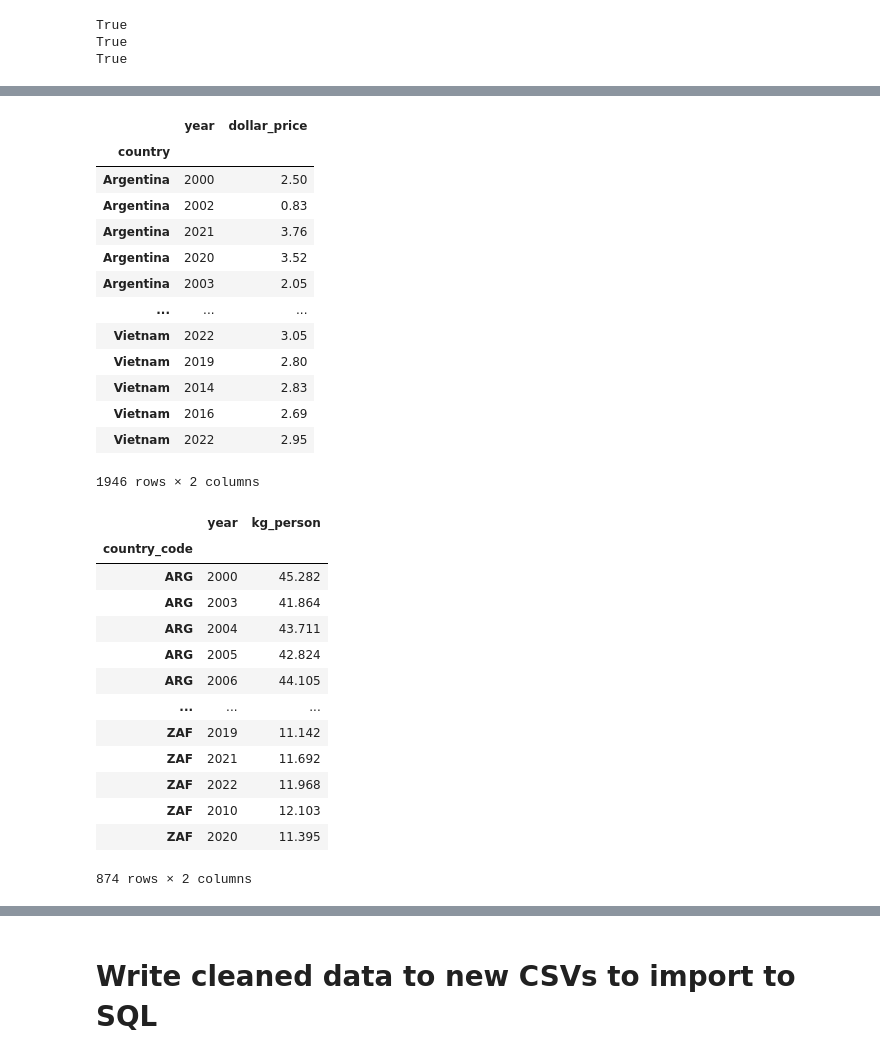
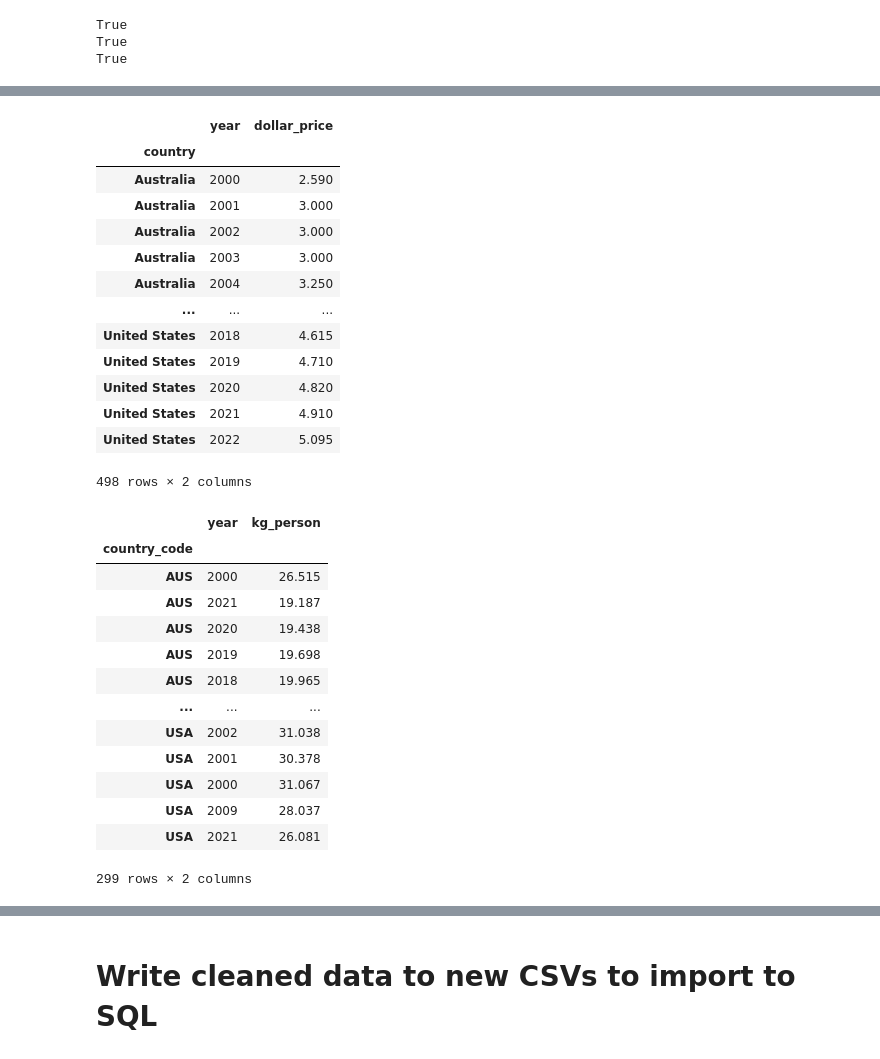
Before and after one commit to LindseyWol/Project2, a Jupyter notebook: cleanup.ipynb, the cells around one changed output, grey strips where cells are left out. Cells and saved outputs as stored; diff of their text form; code cells hidden in the pictures.

```diff
--- a/cleanup.ipynb
+++ b/cleanup.ipynb
@@ -60,9 +71,8 @@ AvgIncome_df.head()
 # %% [markdown]
 # Create/cleanup tables for database
 # %%
-#List of countries/codes from MinWage
-country_codes = MinWage_df[['Country','COUNTRY']].drop_duplicates()
-country_codes = country_codes.sort_values(['Country'])
+#List of countries and codes from MinWage
+country_codes = MinWage_df[['Country','COUNTRY']].drop_duplicates().sort_values(['Country']).reset_index(drop=True)
 country_codes
 # %% [output]
 |  | Country | COUNTRY |
@@ -85,7 +95,6 @@ country_codes
 # %%
 #List of countries with currency codes from BigMac
-currency_codes = BigMac_df[['name', 'currency_code']].drop_duplicates()
-currency_codes = currency_codes.sort_values(['name'])
+currency_codes = BigMac_df[['name', 'currency_code']].drop_duplicates().sort_values(['name']).reset_index(drop=True)
 currency_codes
 # %% [output]
 |  | name | currency_code |
@@ -115,8 +124,8 @@ True
 country_codes = country_codes.replace(['Korea', 'Türkiye', 'Russian Federation'], ['South Korea', 'Turkey', 'Russia'])
 # %%
-#Create countries table from MinWage_df with country, country code, and currency code
+#Create countries df with country, country code, and currency code
 countries_df = pd.merge(country_codes, currency_codes, left_on='Country', right_on='name')
-countries_df = countries_df.rename(columns={'COUNTRY': 'country_code'}).drop(columns=['name']).set_index(['Country']).sort_index()
+countries_df = countries_df.rename(columns={'COUNTRY': 'country_code', 'Country': 'country'}).drop(columns=['name']).set_index(['country']).sort_index()
 countries_df
 # %% [output]
 |  | country_code | currency_code |
@@ -168,45 +203,51 @@ CurrencyEx_df
 #rename 'name' to 'country' and 'date' to 'year'
 BigMac_df = BigMac_df.rename(columns={"name": "country", "date": "year"})
 BigMac_df = BigMac_df[['country', 'year', 'dollar_price']]
-#preview cleaned up df
+
+#only include countries in countries_df
+BigMac_df = pd.merge(BigMac_df, countries_df, on='country').drop(columns=['country_code', 'currency_code']).drop_duplicates()
+BigMac_df = BigMac_df.groupby(['country', 'year']).mean().reset_index()
+
+#sort and preview cleaned up df
 BigMac_df = BigMac_df.set_index(['country']).sort_index()
 BigMac_df
 # %% [output]
 |  | year | dollar_price |
 | country |  |  |
-| Argentina | 2000 | 2.50 |
-| Argentina | 2002 | 0.83 |
-| Argentina | 2021 | 3.76 |
-| Argentina | 2020 | 3.52 |
-| Argentina | 2003 | 2.05 |
+| Australia | 2000 | 2.590 |
+| Australia | 2001 | 3.000 |
+| Australia | 2002 | 3.000 |
+| Australia | 2003 | 3.000 |
+| Australia | 2004 | 3.250 |
 | ... | ... | ... |
-| Vietnam | 2022 | 3.05 |
-| Vietnam | 2019 | 2.80 |
-| Vietnam | 2014 | 2.83 |
-| Vietnam | 2016 | 2.69 |
-| Vietnam | 2022 | 2.95 |
+| United States | 2018 | 4.615 |
+| United States | 2019 | 4.710 |
+| United States | 2020 | 4.820 |
+| United States | 2021 | 4.910 |
+| United States | 2022 | 5.095 |
-1946 rows × 2 columns
+498 rows × 2 columns
 # %%
 #MeatConsumption_df cleanup
 #Rename 'location' to 'country code' and 'time' to 'year'
 MeatConsumption_df = MeatConsumption_df.rename(columns={"LOCATION": "country_code", "TIME": "year", "Value": "kg_person"})
 #Drop Indicator, Subject, Measure, Frequency, Flag Codes
 MeatConsumption_df = MeatConsumption_df.drop(columns=['INDICATOR', 'SUBJECT', 'MEASURE', 'FREQUENCY', 'Flag Codes'])
+MeatConsumption_df = pd.merge(MeatConsumption_df, countries_df, on='country_code').drop(columns=['currency_code'])
 #Preview cleaned table
-MeatConsumption_df = MeatConsumption_df.set_index(['country_code']).sort_index()
+MeatConsumption_df = MeatConsumption_df.set_index(['country_code']).sort_index().drop_duplicates()
 MeatConsumption_df
 # %% [output]
 |  | year | kg_person |
 | country_code |  |  |
-| ARG | 2000 | 45.282 |
-| ARG | 2003 | 41.864 |
-| ARG | 2004 | 43.711 |
-| ARG | 2005 | 42.824 |
-| ARG | 2006 | 44.105 |
+| AUS | 2000 | 26.515 |
+| AUS | 2021 | 19.187 |
+| AUS | 2020 | 19.438 |
+| AUS | 2019 | 19.698 |
+| AUS | 2018 | 19.965 |
 | ... | ... | ... |
-| ZAF | 2019 | 11.142 |
-| ZAF | 2021 | 11.692 |
-| ZAF | 2022 | 11.968 |
-| ZAF | 2010 | 12.103 |
-| ZAF | 2020 | 11.395 |
+| USA | 2002 | 31.038 |
+| USA | 2001 | 30.378 |
+| USA | 2000 | 31.067 |
+| USA | 2009 | 28.037 |
+| USA | 2021 | 26.081 |
-874 rows × 2 columns
+299 rows × 2 columns
```
Also changed, not shown: parts of 14 cells of this notebook.
